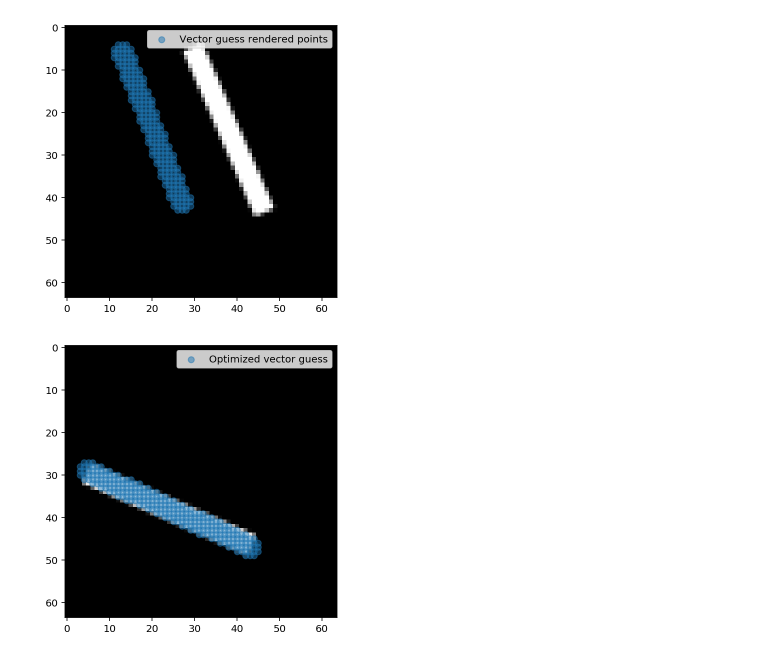
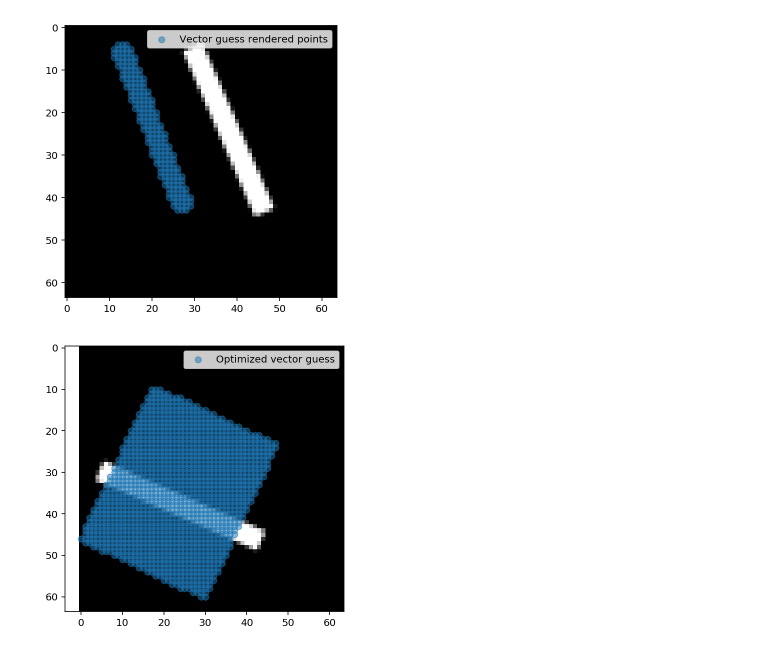
Before and after one commit to apnkv/optimization_vectorization, a Jupyter notebook: several_lines.ipynb, the cells around one changed output. Drawn from its saved outputs; the diff is of its cells as text; code cells hidden in the pictures.

Commit message:
Several lines

```diff
--- a/several_lines.ipynb
+++ b/several_lines.ipynb
@@ -52,13 +52,18 @@ def visualize(renderer, image, line_batch, render_label):
 device = "cuda:0"
 
 DEFAULT_LOSS = SamplesLoss("sinkhorn", p=2, blur=.01)
+mse_loss = torch.nn.MSELoss()
 DEFAULT_RENDERER = Renderer((64, 64), linecaps='butt', device=device, dtype=torch.float32)
 
 def optimize_line_batch(line_batch, raster_coords, raster_masses, n_iters=50,
                         optimize_width=True, lr=0.2, loss=DEFAULT_LOSS, coord_only_steps=None,
-                        renderer=DEFAULT_RENDERER, tqdm_=False, graph=False, length_loss=0., width_loss=0.):
+                        renderer=DEFAULT_RENDERER, tqdm_=False, graph=False, length_loss=0., width_loss=0.,
+                        image=None, mse=0.):
 
 #     vector_coords = torch.from_numpy(np.mgrid[0:64, 0:64].reshape(2, -1).T.astype(np.float32)).to(device)
+
+    if image is not None:
+        image = torch.from_numpy(image).to(device)
 
     iter_range = range(n_iters)
     if tqdm_:
@@ -74,9 +79,16 @@ def optimize_line_batch(line_batch, raster_coords, raster_masses, n_iters=50,
     for step in iter_range:
 
         vector_masses = renderer.render(line_batch)[0]
+
+        if image is not None and mse > 0.:
+            mse_part = mse * mse_loss(image.T, vector_masses)
+        else:
+            mse_part = 0.
+
         vector_coords = vector_masses.nonzero().float()
         vector_masses = vector_masses.reshape(-1)
         vector_masses = vector_masses[vector_masses.nonzero()]
+#         vector_masses = vector_masses.flatten()
         vector_masses = (vector_masses / vector_masses.sum()).flatten()
 
         if line_batch.grad is not None:
@@ -89,6 +101,8 @@ def optimize_line_batch(line_batch, raster_coords, raster_masses, n_iters=50,
 
         if width_loss > 0.:
             sample_loss += width_loss * torch.mean((line_batch[:, :, 4] - initial_width) ** 2)
+
+        sample_loss += mse_part
 
         sample_loss.backward()
 
@@ -123,7 +145,7 @@ def get_pixel_coords_and_density(image):
 # %%
 generator = Synthetic(64, 64)
 
-def make_demo(random_seed, line_count, line_batch, **opt_kwargs):
+def make_demo(random_seed, line_count, line_batch, mse=0., **opt_kwargs):
     np.random.seed(random_seed)
 
     image, _ = generator.get_image('.', line_count=line_count)
@@ -135,6 +157,10 @@ def make_demo(random_seed, line_count, line_batch, **opt_kwargs):
 
     visualize(DEFAULT_RENDERER, image, line_batch, 'Vector guess rendered points')
 
+    opt_kwargs['mse'] = mse
+    if mse > 0.:
+        opt_kwargs['image'] = image
+
     line_batch = optimize_line_batch(line_batch, raster_coords, raster_masses, **opt_kwargs)
     visualize(DEFAULT_RENDERER, image.T, line_batch, 'Optimized vector guess')
 
@@ -153,6 +179,6 @@ line_batch = make_demo(111, 1, line_batch, n_iters=100, lr=0.5, optimize_width=F
 # %%
 line_batch = np.array([[[5., 13., 43., 28., 3., 0.5]]]).astype(np.float32)
-line_batch = make_demo(112, 1, line_batch, n_iters=150, lr=0.2, coord_only_steps=100, length_loss=0.45, optimize_width=True)
+line_batch = make_demo(112, 1, line_batch, n_iters=150, lr=0.2, coord_only_steps=100, optimize_width=True, mse=3.0)
 # %% [output]
 [figure]
-[figure, old version]
+[figure, new version]
```
Also changed, not shown: parts of 3 cells of this notebook.
